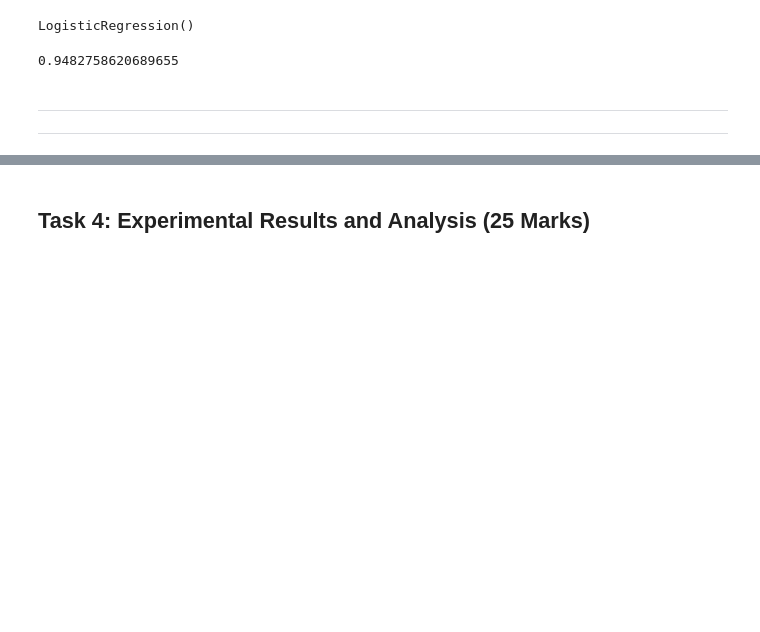
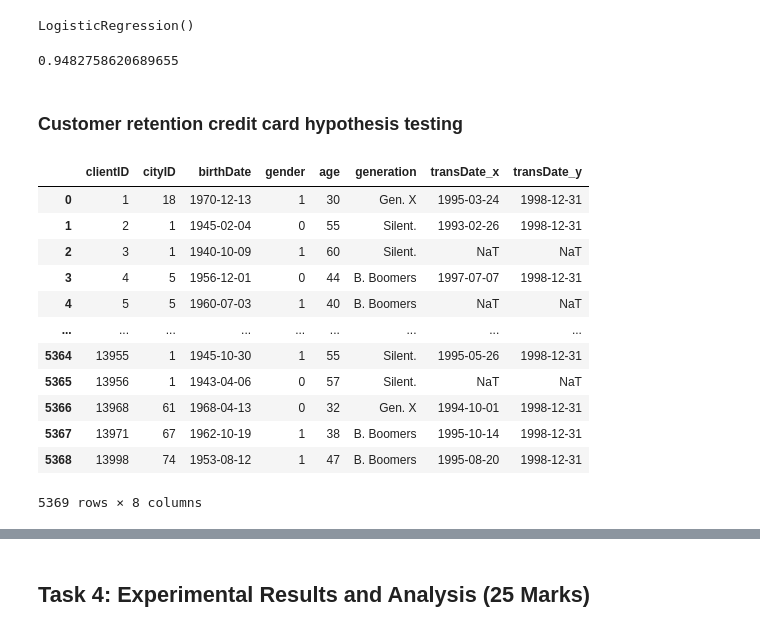
Before and after one commit to irismessage/data-essay, a Jupyter notebook: DATA Assessment 2023-24.ipynb, the cells around one changed output, grey strips where cells are left out. Saved outputs shown, nothing was run; the diff lists cells and outputs as text; code cells hidden in the pictures; blank space fills up the shorter version.

```diff
--- a/DATA Assessment 2023-24.ipynb
+++ b/DATA Assessment 2023-24.ipynb
@@ -623,6 +616,40 @@ y_predict = model.predict(X_test)
 accuracy_score(y_test, y_predict)
 # %% [output]
 0.9482758620689655
-# %% [markdown]
-----
-----
+# %% [markdown]
+### Customer retention credit card hypothesis testing
+# %%
+con = sqlite3.connect(sqlf)
+transaction_order_query = """SELECT * FROM
+(SELECT clientID, transDate FROM BankTransaction
+JOIN Disposition ON BankTransaction.dispID = Disposition.dispID ORDER BY julianday(transDate) {order})
+GROUP BY clientID;"""
+first_transaction_df = pd.read_sql_query(
+    transaction_order_query.format(order="ASC"),
+    con,
+    parse_dates=["transDate"]
+)
+last_transaction_df = pd.read_sql_query(
+    transaction_order_query.format(order="DESC"),
+    con,
+    parse_dates=["transDate"]
+)
+con.close()
+
+dfcloyalty = dfc.merge(first_transaction_df, how="left", on="clientID")
+dfcloyalty = dfcloyalty.merge(last_transaction_df, how="left", on="clientID")
+dfcloyalty
+# %% [output]
+|  | clientID | cityID | birthDate | gender | age | generation | transDate_x | transDate_y |
+| 0 | 1 | 18 | 1970-12-13 | 1 | 30 | Gen. X | 1995-03-24 | 1998-12-31 |
+| 1 | 2 | 1 | 1945-02-04 | 0 | 55 | Silent. | 1993-02-26 | 1998-12-31 |
+| 2 | 3 | 1 | 1940-10-09 | 1 | 60 | Silent. | NaT | NaT |
+| 3 | 4 | 5 | 1956-12-01 | 0 | 44 | B. Boomers | 1997-07-07 | 1998-12-31 |
+| 4 | 5 | 5 | 1960-07-03 | 1 | 40 | B. Boomers | NaT | NaT |
+| ... | ... | ... | ... | ... | ... | ... | ... | ... |
+| 5364 | 13955 | 1 | 1945-10-30 | 1 | 55 | Silent. | 1995-05-26 | 1998-12-31 |
+| 5365 | 13956 | 1 | 1943-04-06 | 0 | 57 | Silent. | NaT | NaT |
+| 5366 | 13968 | 61 | 1968-04-13 | 0 | 32 | Gen. X | 1994-10-01 | 1998-12-31 |
+| 5367 | 13971 | 67 | 1962-10-19 | 1 | 38 | B. Boomers | 1995-10-14 | 1998-12-31 |
+| 5368 | 13998 | 74 | 1953-08-12 | 1 | 47 | B. Boomers | 1995-08-20 | 1998-12-31 |
+5369 rows × 8 columns
```
Also changed, not shown: parts of 17 cells of this notebook, 2 other files.
